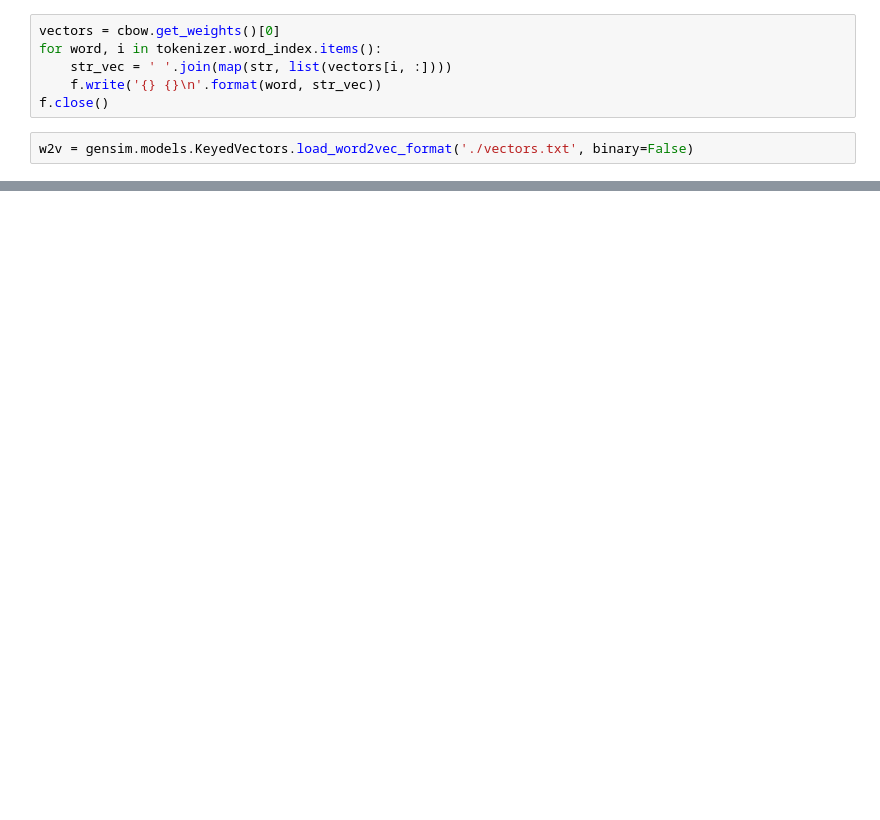
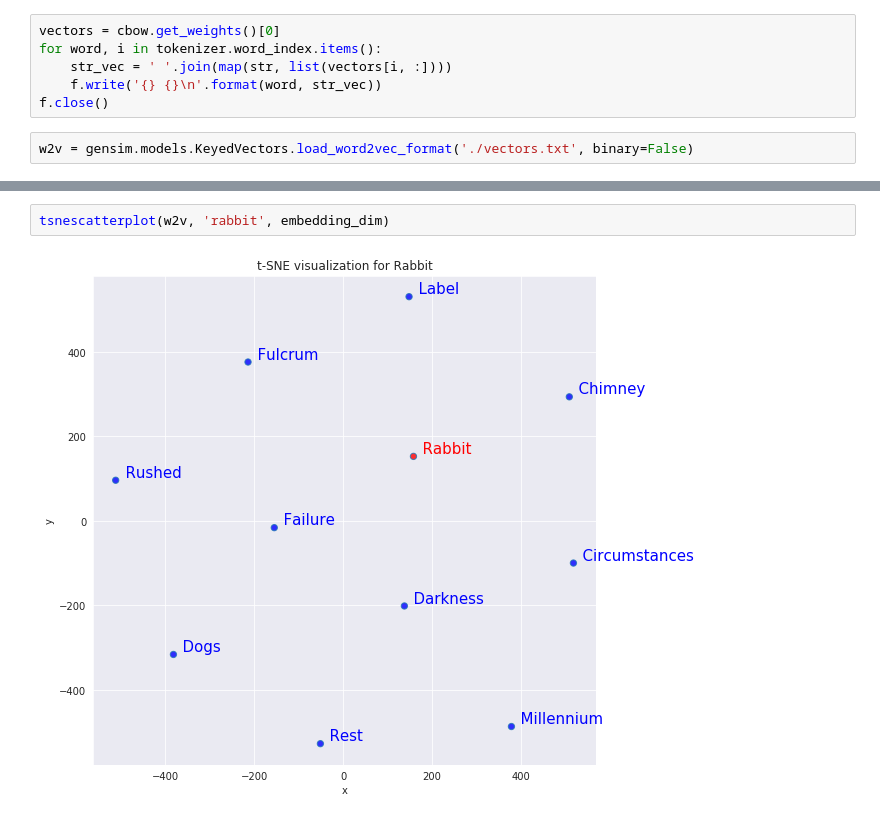
Before and after one commit to adammoss/MLiS2, a Jupyter notebook: examples/rnn/cbow.ipynb, the cells around one changed output, grey strips where cells are left out. Saved outputs shown, nothing was run; the diff lists cells and outputs as text; blank space fills up the shorter version.

```diff
--- a/examples/rnn/cbow.ipynb
+++ b/examples/rnn/cbow.ipynb
@@ -125,0 +211,4 @@ w2v.most_similar(positive=['alice'])
+# %%
+tsnescatterplot(w2v, 'rabbit', embedding_dim)
+# %% [output]
+[figure, added]
```
Also changed, not shown: parts of 15 cells of this notebook.
